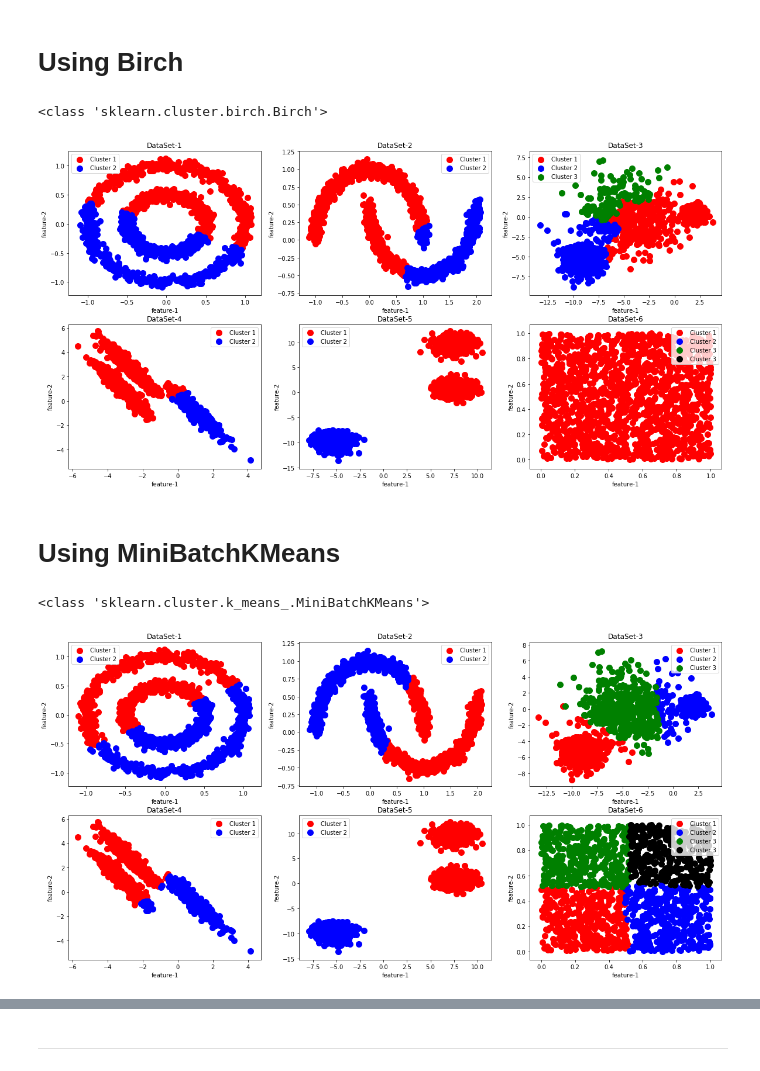
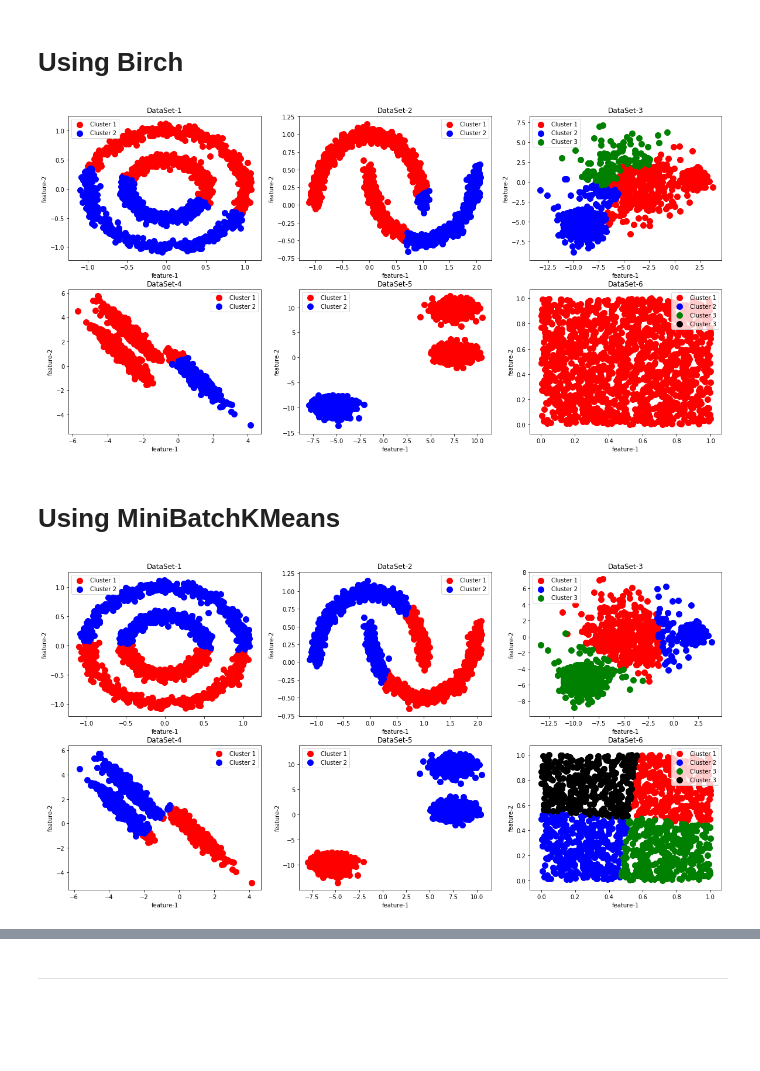
Before and after one commit to AliEmad1234/First-Repo, a Jupyter notebook: classifications_clustering_Techniques/Classification And Clustering Techniques .ipynb, the cells around one changed output, grey strips where cells are left out. Cells and saved outputs as stored; diff of their text form; code cells hidden in the pictures; blank space fills up the shorter version.

```diff
--- a/classifications_clustering_Techniques/Classification And Clustering Techniques .ipynb
+++ b/classifications_clustering_Techniques/Classification And Clustering Techniques .ipynb
@@ -362,16 +357,33 @@ def str_to_class(classname):
+# %%
+import sys
+
+def str_to_class(classname):
+    return getattr(sys.modules[__name__], classname)
+
+
+def get_how_many_cluster(clus_methode , n_clus , n , data):
+
+    if(n_clus == 'n_clusters'):
+
+        hc = str_to_class(clus_methode)(n_clusters = n)
+        return hc.fit_predict(data)
+
+    elif(n_clus == 'n_components'):
+
+        hc = str_to_class(clus_methode)(n_components = n)
+        hc = hc.fit(data)
+        return hc.predict(data)
 # %%
-def clustering_methods(clus_methode):
+def clustering_methods(clus_methode , n_clus):
 
     obj = str_to_class(clus_methode)
-
-    print(obj)
 
     plt.figure(1 , figsize = (20,10))
 
     ##############################DataSet 1################################
     plt.subplot(2,3,1)
-    hc = str_to_class(clus_methode)(n_clusters = 2)
-    y_hc = hc.fit_predict(datasets[0][0])
+
+    y_hc = get_how_many_cluster(clus_methode, n_clus, 2 , datasets[0][0])
 
     plt.scatter(datasets[0][0][y_hc == 0, 0], datasets[0][0][y_hc == 0, -1], s = 100, c = 'red', label = 'Cluster 1')
     plt.scatter(datasets[0][0][y_hc == 1, 0], datasets[0][0][y_hc == 1, -1], s = 100, c = 'blue', label = 'Cluster 2')
@@ -384,8 +396,7 @@ def clustering_methods(clus_methode):
 
     ##############################DataSet 2################################
     plt.subplot(2,3,2)
-    hc = str_to_class(clus_methode)(n_clusters = 2)
-    y_hc = hc.fit_predict(datasets[1][0])
+    y_hc = get_how_many_cluster(clus_methode, n_clus, 2 , datasets[1][0])
 
     plt.scatter(datasets[1][0][y_hc == 0, 0], datasets[1][0][y_hc == 0, -1], s = 100, c = 'red', label = 'Cluster 1')
     plt.scatter(datasets[1][0][y_hc == 1, 0], datasets[1][0][y_hc == 1, -1], s = 100, c = 'blue', label = 'Cluster 2')
@@ -396,8 +407,7 @@ def clustering_methods(clus_methode):
 
     ##############################DataSet 3################################
     plt.subplot(2,3,3)
-    hc = str_to_class(clus_methode)(n_clusters = 3)
-    y_hc = hc.fit_predict(datasets[2][0])
+    y_hc = get_how_many_cluster(clus_methode, n_clus, 3 , datasets[2][0])
 
     plt.scatter(datasets[2][0][y_hc == 0, 0], datasets[2][0][y_hc == 0, -1], s = 100, c = 'red', label = 'Cluster 1')
     plt.scatter(datasets[2][0][y_hc == 1, 0], datasets[2][0][y_hc == 1, -1], s = 100, c = 'blue', label = 'Cluster 2')
@@ -409,8 +419,7 @@ def clustering_methods(clus_methode):
 
     ##############################DataSet 4################################
     plt.subplot(2,3,4)
-    hc = str_to_class(clus_methode)(n_clusters = 2)
-    y_hc = hc.fit_predict(datasets[3][0])
+    y_hc = get_how_many_cluster(clus_methode, n_clus, 2 , datasets[3][0])
 
     plt.scatter(datasets[3][0][y_hc == 0, 0], datasets[3][0][y_hc == 0, -1], s = 100, c = 'red', label = 'Cluster 1')
     plt.scatter(datasets[3][0][y_hc == 1, 0], datasets[3][0][y_hc == 1, -1], s = 100, c = 'blue', label = 'Cluster 2')
@@ -421,8 +430,7 @@ def clustering_methods(clus_methode):
 
     ##############################DataSet 5################################
     plt.subplot(2,3,5)
-    hc = str_to_class(clus_methode)(n_clusters = 2)
-    y_hc = hc.fit_predict(datasets[4][0])
+    y_hc = get_how_many_cluster(clus_methode, n_clus, 2 , datasets[4][0])
 
     plt.scatter(datasets[4][0][y_hc == 0, 0], datasets[4][0][y_hc == 0, -1], s = 100, c = 'red', label = 'Cluster 1')
     plt.scatter(datasets[4][0][y_hc == 1, 0], datasets[4][0][y_hc == 1, -1], s = 100, c = 'blue', label = 'Cluster 2')
@@ -433,8 +441,7 @@ def clustering_methods(clus_methode):
 
     ##############################DataSet 6################################
     plt.subplot(2,3,6)
-    hc = str_to_class(clus_methode)(n_clusters = 4)
-    y_hc = hc.fit_predict(datasets[5][0])
+    y_hc = get_how_many_cluster(clus_methode, n_clus, 4 , datasets[5][0])
 
     plt.scatter(datasets[5][0][y_hc == 0, 0], datasets[5][0][y_hc == 0, -1], s = 100, c = 'red', label = 'Cluster 1')
     plt.scatter(datasets[5][0][y_hc == 1, 0], datasets[5][0][y_hc == 1, -1], s = 100, c = 'blue', label = 'Cluster 2')
@@ -468,16 +473,14 @@ clustering_methods('SpectralClustering')
 # %%
 from sklearn.cluster import Birch
 
-clustering_methods('Birch')
+clustering_methods('Birch' , 'n_clusters')
 # %% [output]
-<class 'sklearn.cluster.birch.Birch'>
 [figure]
 # %% [markdown]
 # Using MiniBatchKMeans
 # %%
 from sklearn.cluster import MiniBatchKMeans
 
-clustering_methods('MiniBatchKMeans')
+clustering_methods('MiniBatchKMeans' , 'n_clusters')
 # %% [output]
-<class 'sklearn.cluster.k_means_.MiniBatchKMeans'>
-[figure, old version]
+[figure, new version]
```
Also changed, not shown: parts of 4 cells of this notebook.
